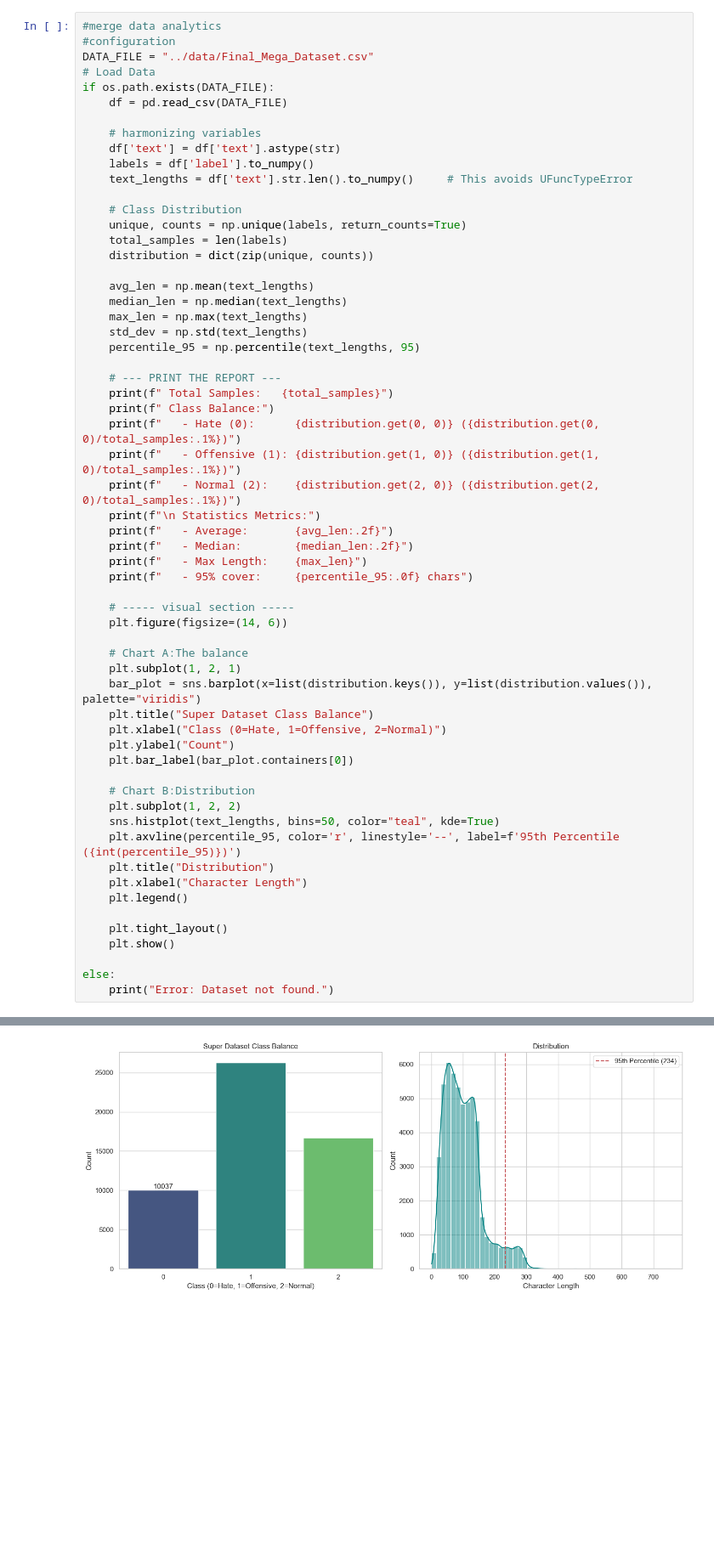
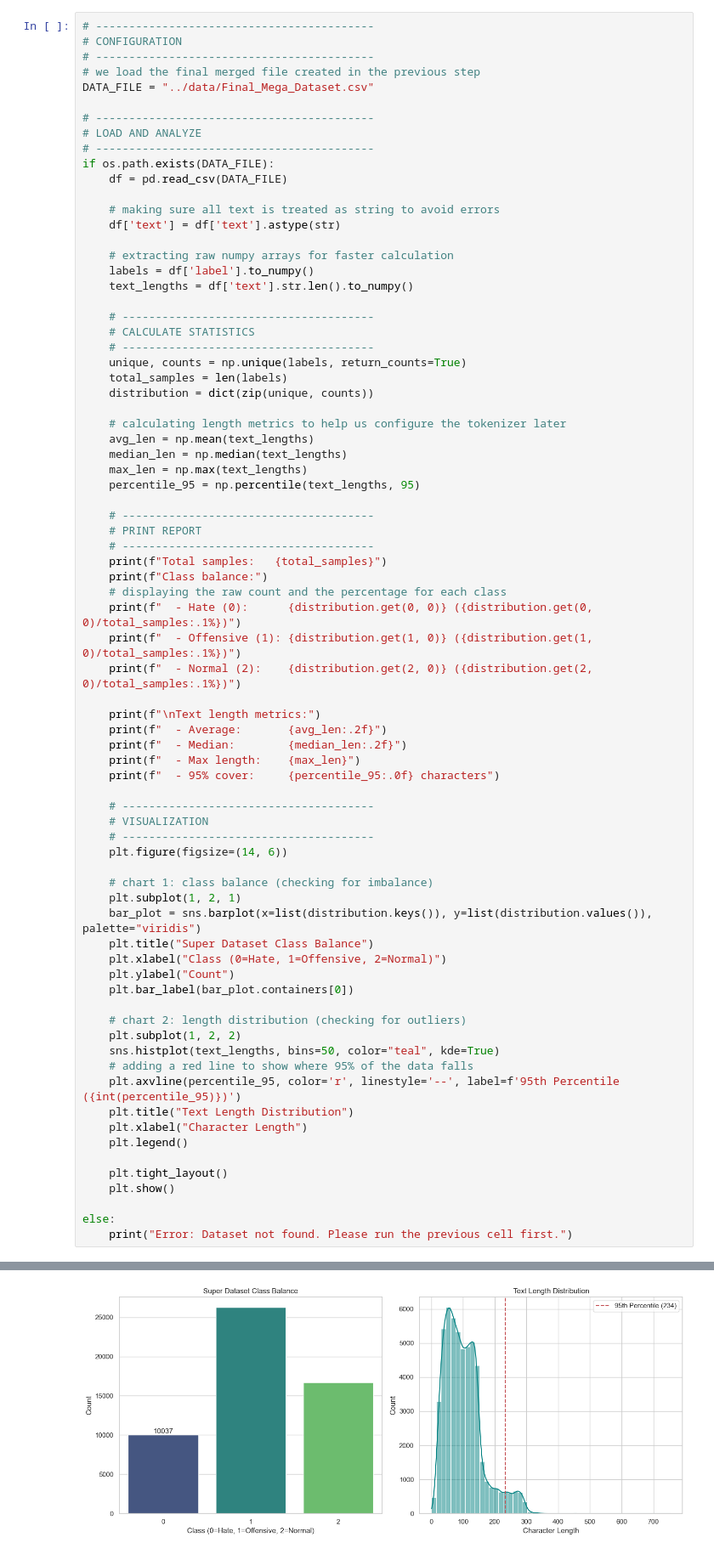
Before and after one commit to parsak4936/Real-Time-Hate-Speech-Detection, a Jupyter notebook: src/Hate_speach_Project.ipynb, the cells around one changed output, grey strips where cells are left out. Shown at 85% size. Saved outputs shown, nothing was run; the diff lists cells and outputs as text; blank space fills up the shorter version.

```diff
--- a/src/Hate_speach_Project.ipynb
+++ b/src/Hate_speach_Project.ipynb
@@ -143,43 +270,58 @@ Name: count, dtype: int64
 # %%
-#merge data analytics
-#configuration
+# ------------------------------------------
+# CONFIGURATION
+# ------------------------------------------
+# we load the final merged file created in the previous step
 DATA_FILE = "../data/Final_Mega_Dataset.csv"
-# Load Data
+
+# ------------------------------------------
+# LOAD AND ANALYZE
+# ------------------------------------------
 if os.path.exists(DATA_FILE):
     df = pd.read_csv(DATA_FILE)
 
-    # harmonizing variables
+    # making sure all text is treated as string to avoid errors
     df['text'] = df['text'].astype(str)
+
+    # extracting raw numpy arrays for faster calculation
     labels = df['label'].to_numpy()
-    text_lengths = df['text'].str.len().to_numpy()     # This avoids UFuncTypeError
+    text_lengths = df['text'].str.len().to_numpy()
 
-    # Class Distribution
+    # --------------------------------------
+    # CALCULATE STATISTICS
+    # --------------------------------------
     unique, counts = np.unique(labels, return_counts=True)
     total_samples = len(labels)
     distribution = dict(zip(unique, counts))
 
+    # calculating length metrics to help us configure the tokenizer later
     avg_len = np.mean(text_lengths)
     median_len = np.median(text_lengths)
     max_len = np.max(text_lengths)
-    std_dev = np.std(text_lengths)
     percentile_95 = np.percentile(text_lengths, 95)
 
-    # --- PRINT THE REPORT ---
-    print(f" Total Samples:   {total_samples}")
-    print(f" Class Balance:")
-    print(f"   - Hate (0):      {distribution.get(0, 0)} ({distribution.get(0, 0)/total_samples:.1%})")
-    print(f"   - Offensive (1): {distribution.get(1, 0)} ({distribution.get(1, 0)/total_samples:.1%})")
-    print(f"   - Normal (2):    {distribution.get(2, 0)} ({distribution.get(2, 0)/total_samples:.1%})")
-    print(f"\n Statistics Metrics:")
-    print(f"   - Average:       {avg_len:.2f}")
-    print(f"   - Median:        {median_len:.2f}")
-    print(f"   - Max Length:    {max_len}")
-    print(f"   - 95% cover:     {percentile_95:.0f} chars")
+    # --------------------------------------
+    # PRINT REPORT
+    # --------------------------------------
+    print(f"Total samples:   {total_samples}")
+    print(f"Class balance:")
+    # displaying the raw count and the percentage for each class
+    print(f"  - Hate (0):      {distribution.get(0, 0)} ({distribution.get(0, 0)/total_samples:.1%})")
+    print(f"  - Offensive (1): {distribution.get(1, 0)} ({distribution.get(1, 0)/total_samples:.1%})")
+    print(f"  - Normal (2):    {distribution.get(2, 0)} ({distribution.get(2, 0)/total_samples:.1%})")
 
-    # ----- visual section -----
+    print(f"\nText length metrics:")
+    print(f"  - Average:       {avg_len:.2f}")
+    print(f"  - Median:        {median_len:.2f}")
+    print(f"  - Max length:    {max_len}")
+    print(f"  - 95% cover:     {percentile_95:.0f} characters")
+
+    # --------------------------------------
+    # VISUALIZATION
+    # --------------------------------------
     plt.figure(figsize=(14, 6))
 
-    # Chart A:The balance
+    # chart 1: class balance (checking for imbalance)
     plt.subplot(1, 2, 1)
     bar_plot = sns.barplot(x=list(distribution.keys()), y=list(distribution.values()), palette="viridis")
     plt.title("Super Dataset Class Balance")
@@ -187,11 +329,12 @@ if os.path.exists(DATA_FILE):
     plt.ylabel("Count")
     plt.bar_label(bar_plot.containers[0])
 
-    # Chart B:Distribution
+    # chart 2: length distribution (checking for outliers)
     plt.subplot(1, 2, 2)
     sns.histplot(text_lengths, bins=50, color="teal", kde=True)
+    # adding a red line to show where 95% of the data falls
     plt.axvline(percentile_95, color='r', linestyle='--', label=f'95th Percentile ({int(percentile_95)})')
-    plt.title("Distribution")
+    plt.title("Text Length Distribution")
     plt.xlabel("Character Length")
     plt.legend()
 
@@ -199,5 +342,5 @@ if os.path.exists(DATA_FILE):
     plt.show()
 
 else:
-    print("Error: Dataset not found.")
+    print("Error: Dataset not found. Please run the previous cell first.")
 # %% [output]
@@ -215,4 +358,4 @@ else:
 Passing `palette` without assigning `hue` is deprecated and will be removed in v0.14.0. Assign the `x` variable to `hue` and set `legend=False` for the same effect.
 
   bar_plot = sns.barplot(x=list(distribution.keys()), y=list(distribution.values()), palette="viridis")
-[figure, old version]
+[figure, new version]
```
Also changed, not shown: parts of 29 cells of this notebook, 4 other files.
